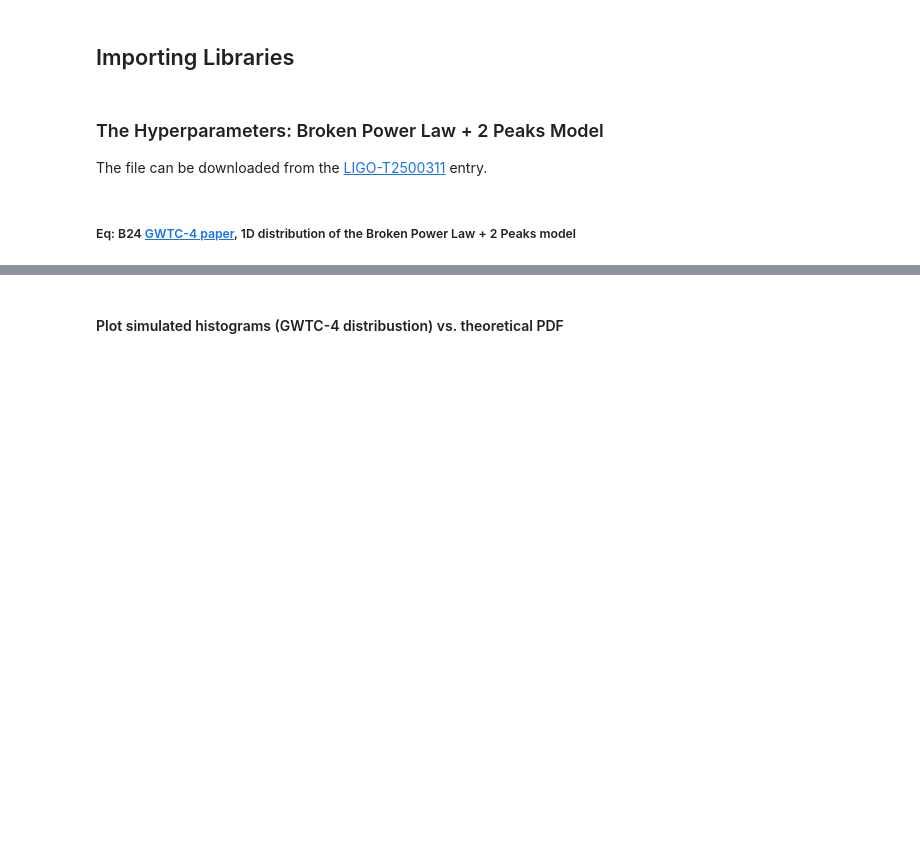
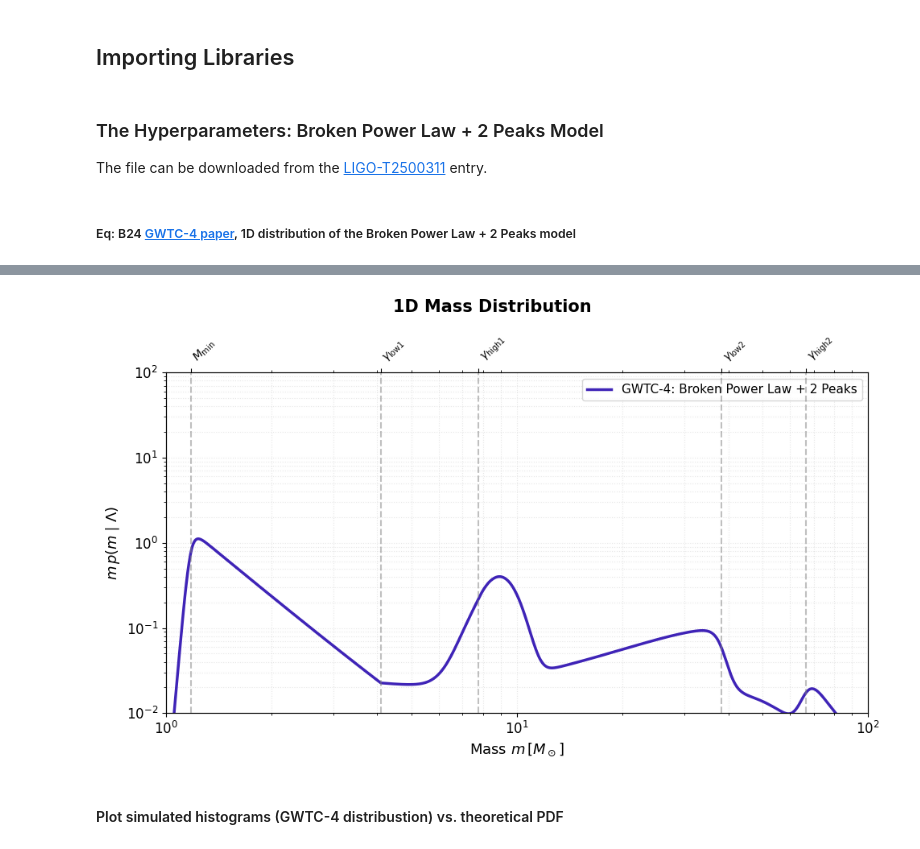
Before and after one commit to weizmannk/cbc-population-distributions, a Jupyter notebook: scripts/quick_start.ipynb, the cells around one changed output, grey strips where cells are left out. Saved outputs shown, nothing was run; the diff lists cells and outputs as text; code cells hidden in the pictures; blank space fills up the shorter version.

```diff
--- a/scripts/quick_start.ipynb
+++ b/scripts/quick_start.ipynb
@@ -296,0 +317,20 @@ fig.tight_layout()
+# %%
+# ============================================================================
+# Load Population Model Hyperparameters (MAP Estimate)
+# ============================================================================
+
+# Construct file path
+hyperparams_file = os.path.join(OUTPUT_DIR, HYP_FILENAME)
+
+logging.info(f"Loading hyperparameters from: {os.path.basename(hyperparams_file)}")
+
+try:
+    data = read_in_result(hyperparams_file)
+    hyperparams = _get_map_sample(data)
+    logging.info(f"Loaded {len(hyperparams)} hyperparameters")
+except Exception as e:
+    logging.error(f"Failed to load hyperparameters: {e}")
+    raise
+
+# Display summary
+print(f"\nHyperparameters loaded: {', '.join(list(hyperparams.keys())[:5])}...")
@@ -297,3 +341,79 @@ fig.tight_layout()
+# %%
+# ============================================================================
+# Compute 1D Mass Distribution
+# ============================================================================
+
+# Define mass grid (log-spaced from 1 to 100 solar masses)
+m = np.geomspace(1, 100, 1_000)
+
+# Evaluate the broken power law + 2 peaks model
+model = broken_power_law_2peaks_1d(m, hyperparams)
+
+# ============================================================================
+# Create Figure
+# ============================================================================
+
+fig, ax1 = plt.subplots(figsize=(10, 6))
+ax1.set_xscale("log")
+ax1.set_yscale("log")
+
+# Plot weighted mass distribution
+ax1.plot(
+    m,
+    m * model,
+    color="#2405ADE0",  # Deep blue-violet
+    linewidth=2.5,
+    linestyle="-",
+    label="GWTC-4: Broken Power Law + 2 Peaks",
+)
+
+# Configure primary x-axis (mass)
+ax1.set_xlim(1, 100)
+ax1.set_ylim(0.01, 100)
+ax1.set_xlabel(r"Mass $m\,[M_\odot]$", fontsize=13)
+ax1.set_ylabel(r"$m\,p(m\mid\Lambda)$", fontsize=13)
+ax1.legend(loc="best", frameon=True, fontsize=11)
+ax1.grid(True, which="both", alpha=0.3, linestyle=":")
+
+# ============================================================================
+# Add Secondary Axis with Model Boundaries
+# ============================================================================
+
+ax2 = ax1.twiny()
+ax2.set_xlim(ax1.get_xlim())
+ax2.set_xscale(ax1.get_xscale())
+
+# Mark critical mass boundaries
+boundary_masses = [
+    hyperparams["NSmin"],
+    hyperparams["NSmax"],
+    hyperparams["BHmin"],
+    hyperparams["UPPERmin"],
+    hyperparams["UPPERmax"],
+]
+
+boundary_labels = [
+    PARAMS_INFO["NSmin"],
+    PARAMS_INFO["NSmax"],
+    PARAMS_INFO["BHmin"],
+    PARAMS_INFO["UPPERmin"],
+    PARAMS_INFO["UPPERmax"],
+]
+
+ax2.set_xticks(boundary_masses)
+ax2.set_xticklabels(boundary_labels, fontsize=10, rotation=45, ha="left")
+ax2.grid(axis="x", alpha=0.5, linestyle="--", linewidth=1.5, color="gray")
+
+fig.suptitle("1D Mass Distribution", fontsize=15, fontweight="bold", y=0.98)
+fig.tight_layout()
+
+# # Save figure
+# plt.savefig(f"{OUTPUT_DIR}/mass_distribution_1d.pdf", dpi=300, bbox_inches="tight")
+# plt.savefig(f"{OUTPUT_DIR}/mass_distribution_1d.png", dpi=300, bbox_inches="tight")
+# logging.info(f"Saved 1D mass distribution plots to {OUTPUT_DIR}")
+plt.show()
+# %% [output]
+[figure, added]
 # %% [markdown]
 #### Plot simulated histograms (GWTC-4 distribustion) vs. theoretical PDF
 # %%
```
Also changed, not shown: parts of 17 cells of this notebook, 1 other file.
